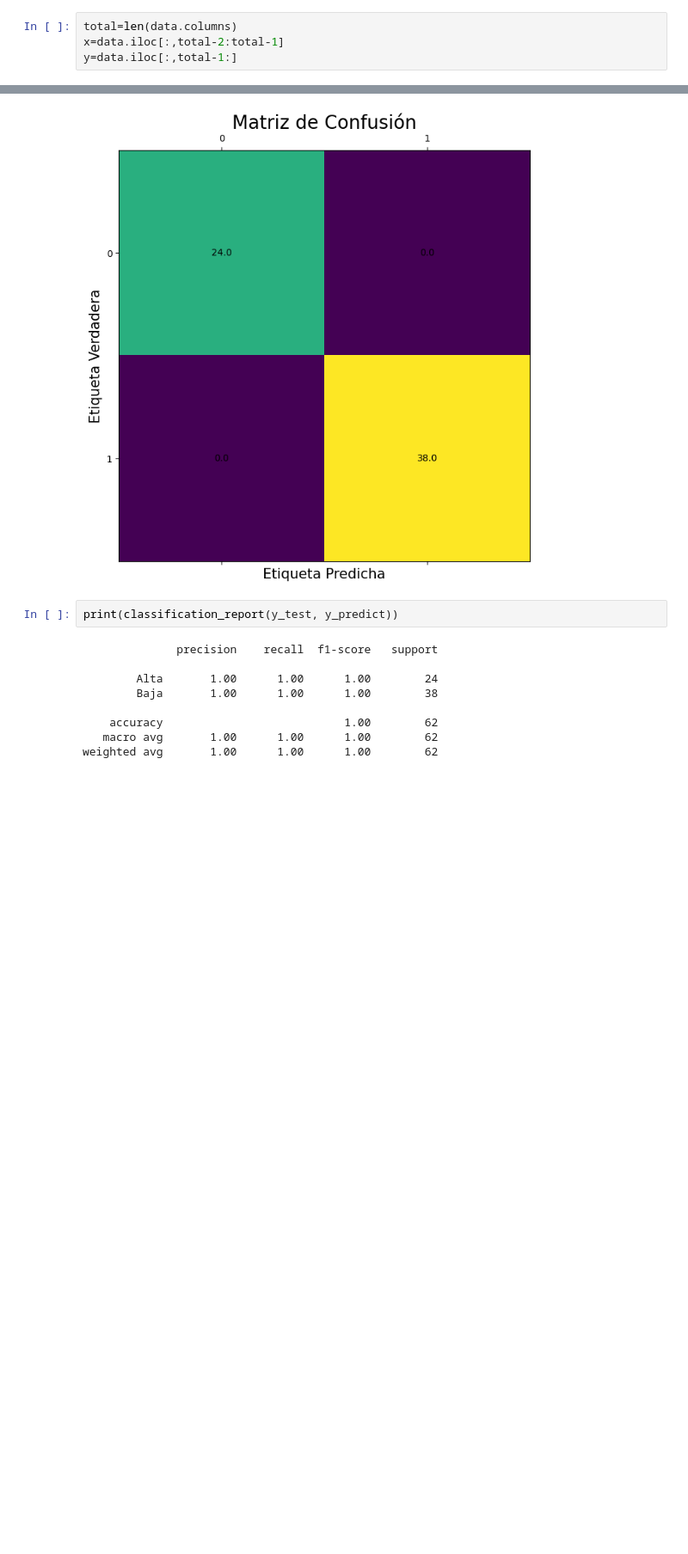
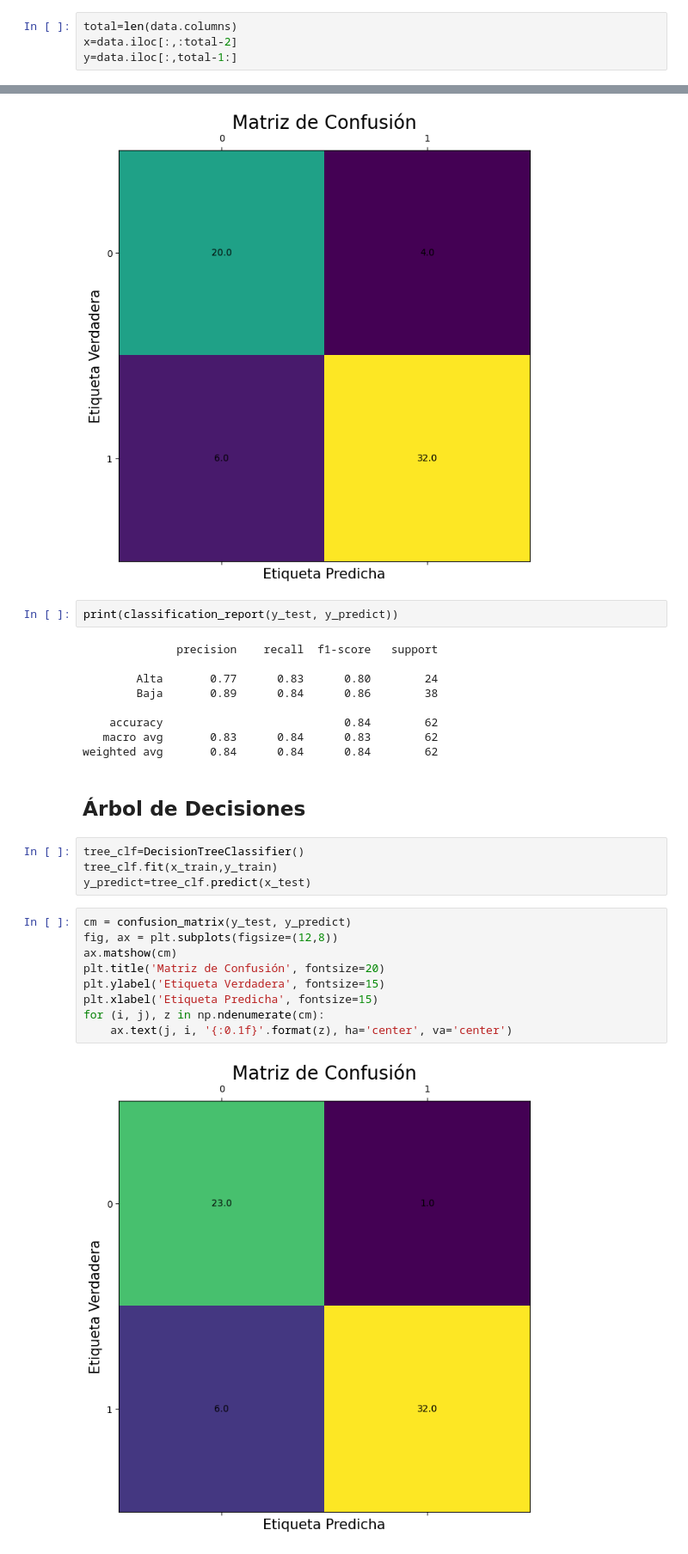
Before and after one commit to Juancito2085/Integrador-M6, a Jupyter notebook: Modelado.ipynb, the cells around one changed output, grey strips where cells are left out. Shown: that part at 86% size. Cells and saved outputs as stored; diff of their text form; blank space fills up the shorter version.

```diff
--- a/Modelado.ipynb
+++ b/Modelado.ipynb
@@ -189,4 +275,4 @@ from sklearn.metrics import confusion_matrix, classification_report
 # %%
 total=len(data.columns)
-x=data.iloc[:,total-2:total-1]
+x=data.iloc[:,:total-2]
 y=data.iloc[:,total-1:]
@@ -223,9 +333,26 @@ print(classification_report(y_test, y_predict))
 # %% [output]
               precision    recall  f1-score   support
 
-        Alta       1.00      1.00      1.00        24
-        Baja       1.00      1.00      1.00        38
+        Alta       0.77      0.83      0.80        24
+        Baja       0.89      0.84      0.86        38
 
-    accuracy                           1.00        62
-   macro avg       1.00      1.00      1.00        62
-weighted avg       1.00      1.00      1.00        62
+    accuracy                           0.84        62
+   macro avg       0.83      0.84      0.83        62
+weighted avg       0.84      0.84      0.84        62
+# %% [markdown]
+## Árbol de Decisiones
+# %%
+tree_clf=DecisionTreeClassifier()
+tree_clf.fit(x_train,y_train)
+y_predict=tree_clf.predict(x_test)
+# %%
+cm = confusion_matrix(y_test, y_predict)
+fig, ax = plt.subplots(figsize=(12,8))
+ax.matshow(cm)
+plt.title('Matriz de Confusión', fontsize=20)
+plt.ylabel('Etiqueta Verdadera', fontsize=15)
+plt.xlabel('Etiqueta Predicha', fontsize=15)
+for (i, j), z in np.ndenumerate(cm):
+    ax.text(j, i, '{:0.1f}'.format(z), ha='center', va='center')
+# %% [output]
+[figure, added]
```
Also changed, not shown: parts of 32 cells of this notebook.
